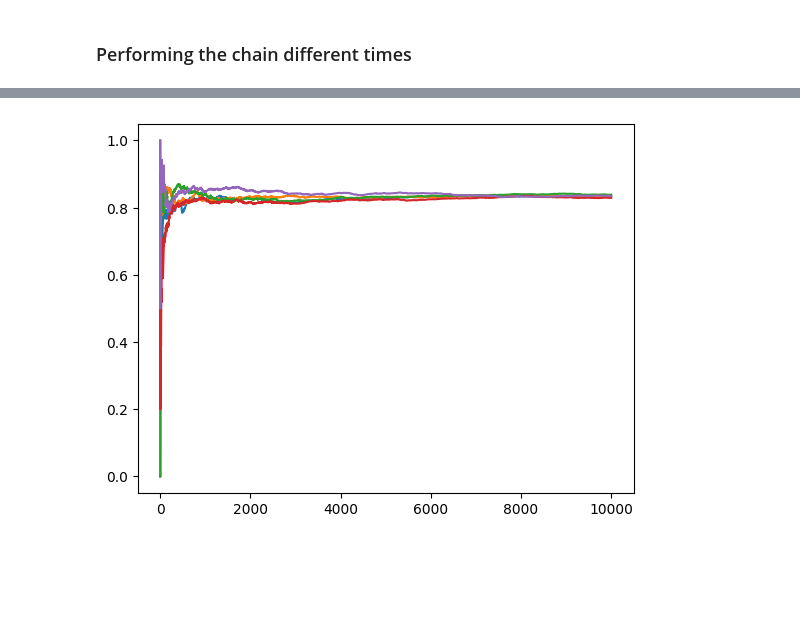
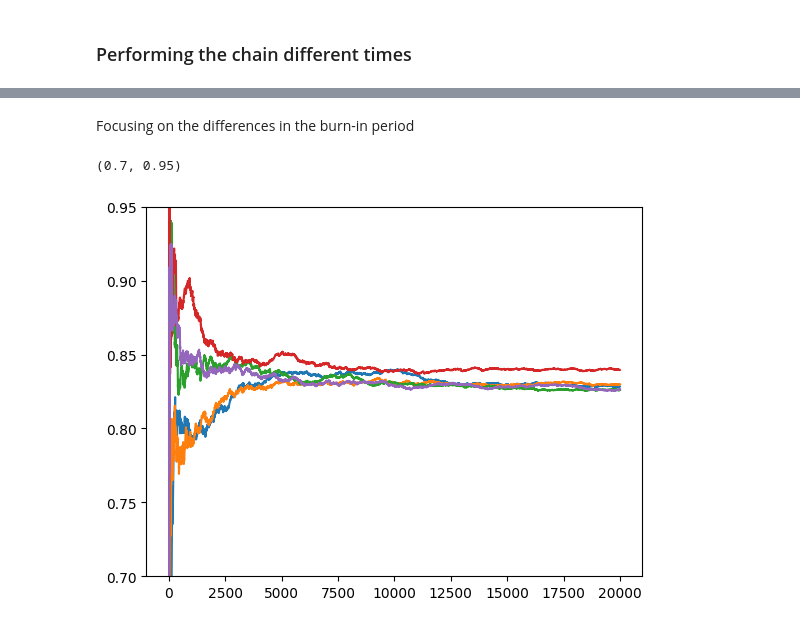
Before and after one commit to Sofiadossena/astrostatistics_bicocca_2025, a Jupyter notebook: working/10_TelescopeObs.ipynb, the cells around one changed output, grey strips where cells are left out. Cells and saved outputs as stored; diff of their text form; code cells hidden in the pictures; blank space fills up the shorter version.

```diff
--- a/working/10_TelescopeObs.ipynb
+++ b/working/10_TelescopeObs.ipynb
@@ -142,5 +144,9 @@ for i in range(5):
+# %% [markdown]
+Focusing on the differences in the burn-in period
 # %%
 for i in range(5):
-    plt.plot(x[:10000],Ps[i][:10000], label= "sample %d" %i)
+    plt.plot(x[:20000],Ps[i][:20000], label= "sample %d" %i)
+plt.ylim(0.7,.95)
 # %% [output]
+(0.7, 0.95)
-[figure, old version]
+[figure, new version]
```
Also changed, not shown: parts of 10 cells of this notebook.
